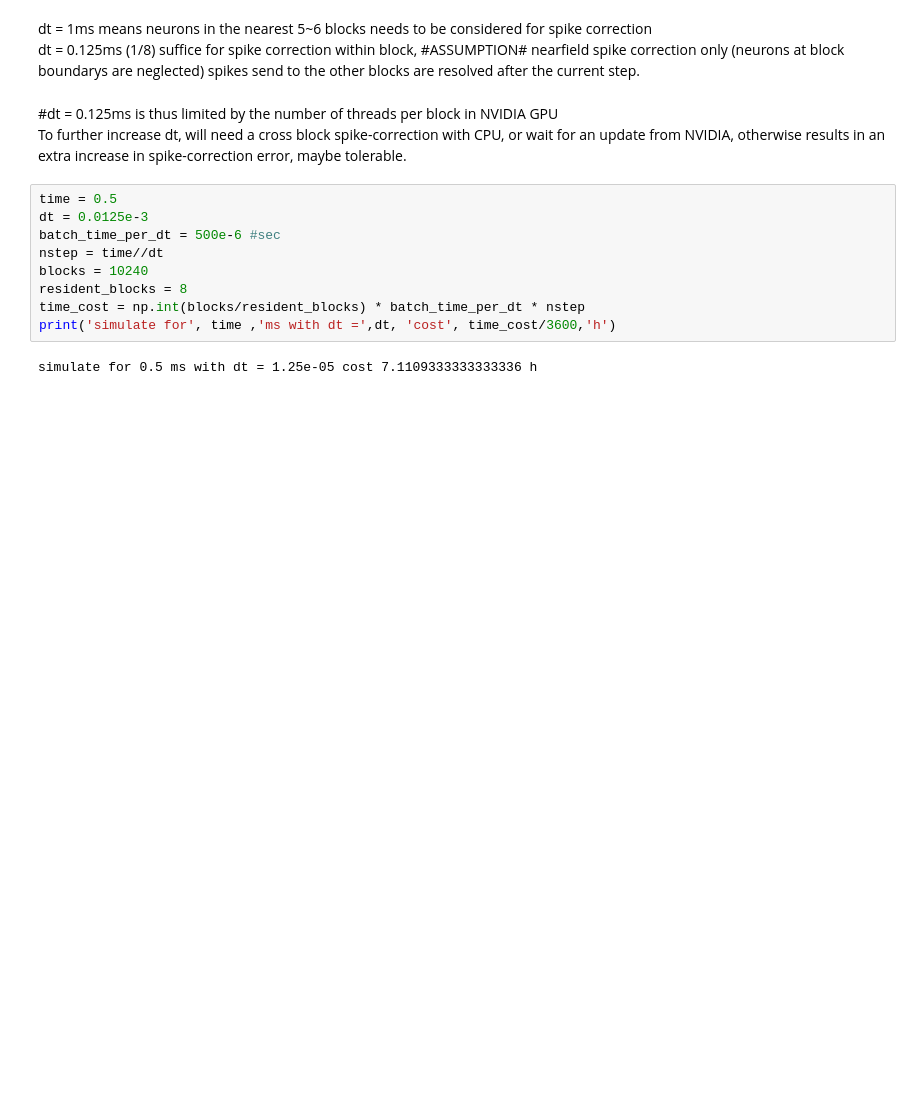
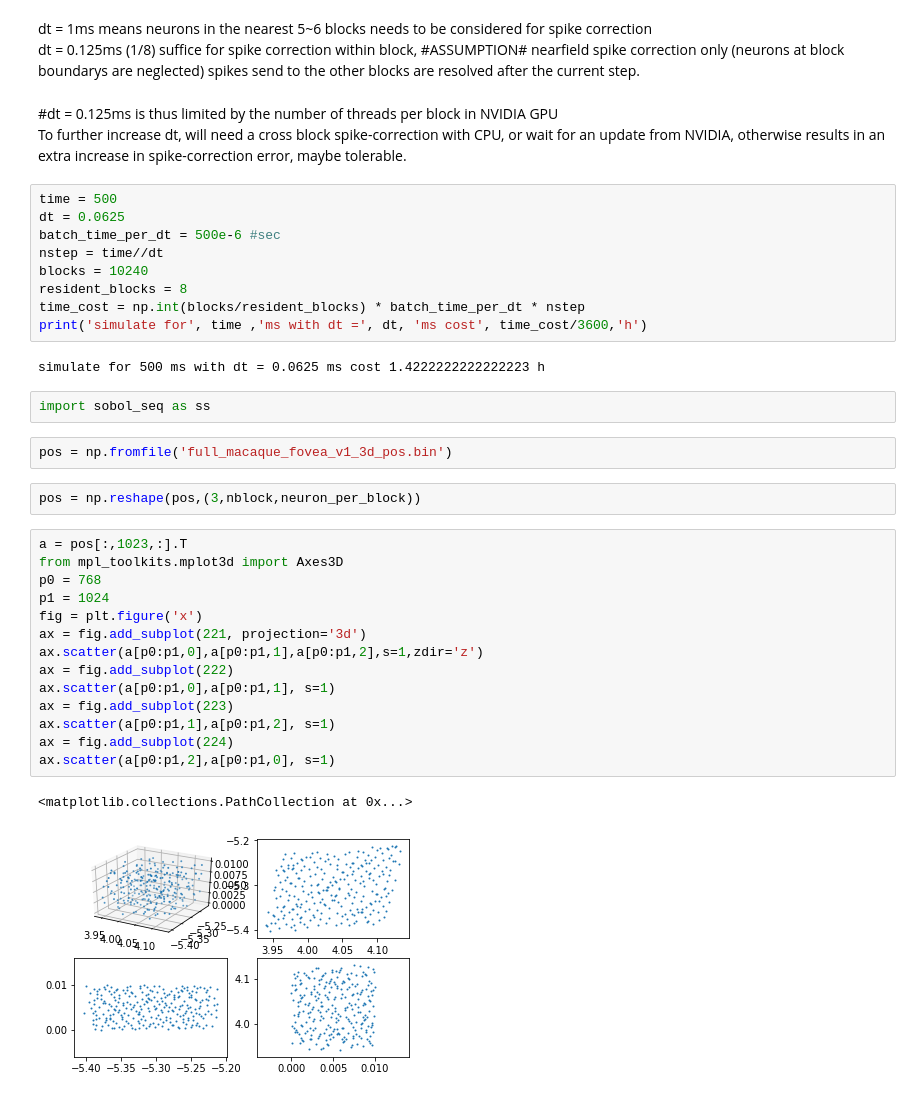
Before and after one commit to g13/patchV1, a Jupyter notebook: macro_parameters.ipynb, the cells around one changed output. Cells and saved outputs as stored; diff of their text form; blank space fills up the shorter version.

```diff
--- a/macro_parameters.ipynb
+++ b/macro_parameters.ipynb
@@ -101,13 +129,36 @@ dt = 0.125ms (1/8) suffice for spike correction within block, #ASSUMPTION# nearf
 #dt = 0.125ms is thus limited by the number of threads per block in NVIDIA GPU
 To further increase dt, will need a cross block spike-correction with CPU, or wait for an update from NVIDIA, otherwise results in an extra increase in spike-correction error, maybe tolerable.
 # %%
-time = 0.5
-dt = 0.0125e-3
+time = 500
+dt = 0.0625
 batch_time_per_dt = 500e-6 #sec
 nstep = time//dt
 blocks = 10240
 resident_blocks = 8
 time_cost = np.int(blocks/resident_blocks) * batch_time_per_dt * nstep
-print('simulate for', time ,'ms with dt =',dt, 'cost', time_cost/3600,'h')
+print('simulate for', time ,'ms with dt =', dt, 'ms cost', time_cost/3600,'h')
 # %% [output]
-simulate for 0.5 ms with dt = 1.25e-05 cost 7.1109333333333336 h
+simulate for 500 ms with dt = 0.0625 ms cost 1.4222222222222223 h
+# %%
+import sobol_seq as ss
+# %%
+pos = np.fromfile('full_macaque_fovea_v1_3d_pos.bin')
+# %%
+pos = np.reshape(pos,(3,nblock,neuron_per_block))
+# %%
+a = pos[:,1023,:].T
+from mpl_toolkits.mplot3d import Axes3D
+p0 = 768
+p1 = 1024
+fig = plt.figure('x')
+ax = fig.add_subplot(221, projection='3d')
+ax.scatter(a[p0:p1,0],a[p0:p1,1],a[p0:p1,2],s=1,zdir='z')
+ax = fig.add_subplot(222)
+ax.scatter(a[p0:p1,0],a[p0:p1,1], s=1)
+ax = fig.add_subplot(223)
+ax.scatter(a[p0:p1,1],a[p0:p1,2], s=1)
+ax = fig.add_subplot(224)
+ax.scatter(a[p0:p1,2],a[p0:p1,0], s=1)
+# %% [output]
+<matplotlib.collections.PathCollection at 0x...>
+[figure, added]
```
Also changed, not shown: parts of 12 cells of this notebook, 18 other files.
